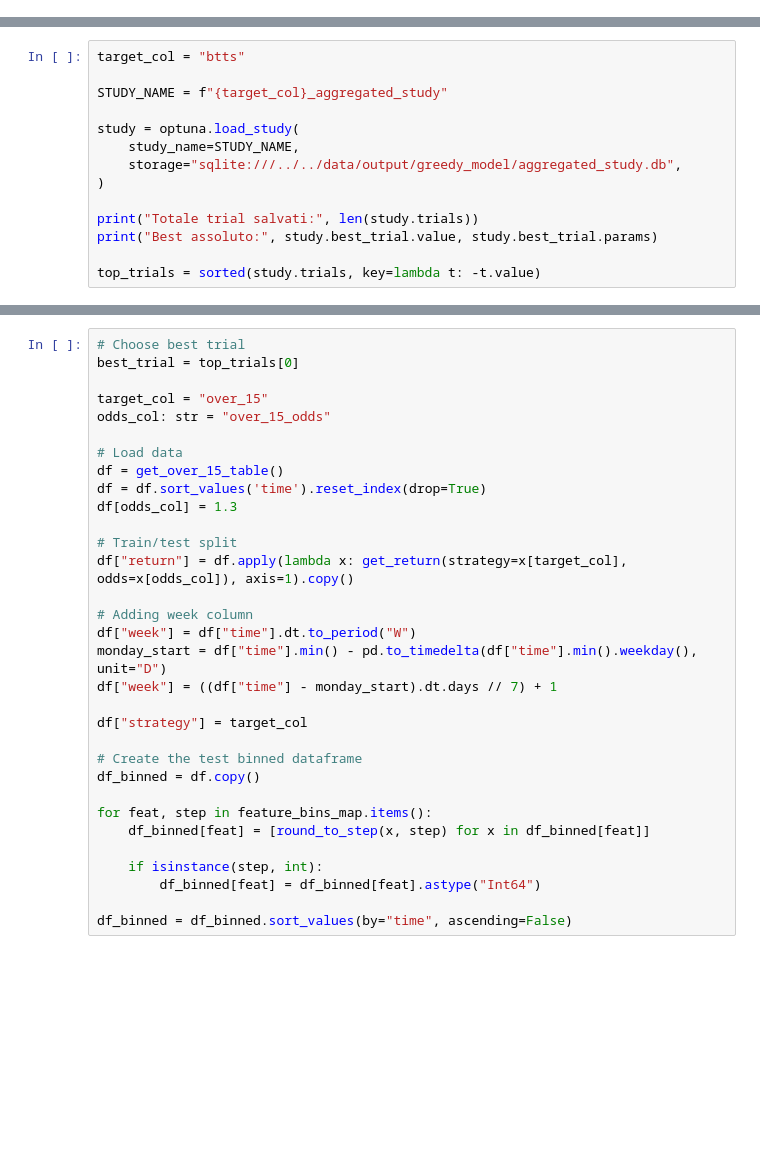
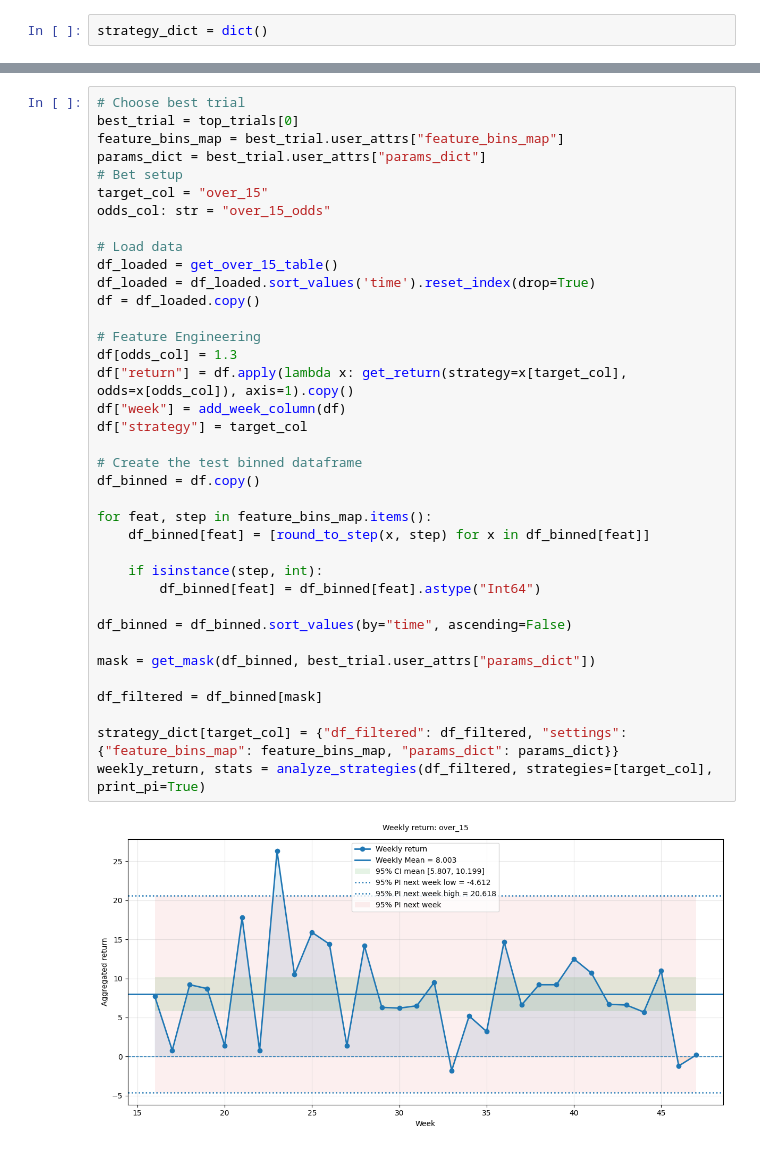
Before and after one commit to NickOLeeney/bet-master-analytics, a Jupyter notebook: src/strategies/greedy_model_analysis.ipynb, the cells around one changed output, grey strips where cells are left out. Cells and saved outputs as stored; diff of their text form; blank space fills up the shorter version.

```diff
--- a/src/strategies/greedy_model_analysis.ipynb
+++ b/src/strategies/greedy_model_analysis.ipynb
@@ -13,4 +12,6 @@ from models.etl_pipeline_local import get_btts_table, get_over_15_table
 load_dotenv()
 # %% [output]
 True
+# %%
+strategy_dict = dict()
 # %% [markdown]
@@ -18,14 +18,0 @@ True
-# %%
-target_col = "btts"
-
-STUDY_NAME = f"{target_col}_aggregated_study"
-
-study = optuna.load_study(
-    study_name=STUDY_NAME,
-    storage="sqlite:///../../data/output/greedy_model/aggregated_study.db",
-)
-
-print("Totale trial salvati:", len(study.trials))
-print("Best assoluto:", study.best_trial.value, study.best_trial.params)
-
-top_trials = sorted(study.trials, key=lambda t: -t.value)
@@ -88,32 +36,39 @@ Best assoluto: 0.9556066253002307 {'underOver_chance_over15_use_min': False, 'un
 # %%
 # Choose best trial
 best_trial = top_trials[0]
-
+feature_bins_map = best_trial.user_attrs["feature_bins_map"]
+params_dict = best_trial.user_attrs["params_dict"]
+# Bet setup
 target_col = "over_15"
 odds_col: str = "over_15_odds"
 
 # Load data
-df = get_over_15_table()
-df = df.sort_values('time').reset_index(drop=True)
+df_loaded = get_over_15_table()
+df_loaded = df_loaded.sort_values('time').reset_index(drop=True)
+df = df_loaded.copy()
+
+# Feature Engineering
 df[odds_col] = 1.3
-
-# Train/test split
 df["return"] = df.apply(lambda x: get_return(strategy=x[target_col], odds=x[odds_col]), axis=1).copy()
-
-# Adding week column
-df["week"] = df["time"].dt.to_period("W")
-monday_start = df["time"].min() - pd.to_timedelta(df["time"].min().weekday(), unit="D")
-df["week"] = ((df["time"] - monday_start).dt.days // 7) + 1
-
+df["week"] = add_week_column(df)
 df["strategy"] = target_col
 
 # Create the test binned dataframe
 df_binned = df.copy()
 
 for feat, step in feature_bins_map.items():
     df_binned[feat] = [round_to_step(x, step) for x in df_binned[feat]]
 
     if isinstance(step, int):
         df_binned[feat] = df_binned[feat].astype("Int64")
 
 df_binned = df_binned.sort_values(by="time", ascending=False)
+
+mask = get_mask(df_binned, best_trial.user_attrs["params_dict"])
+
+df_filtered = df_binned[mask]
+
+strategy_dict[target_col] = {"df_filtered": df_filtered, "settings": {"feature_bins_map": feature_bins_map, "params_dict": params_dict}}
+weekly_return, stats = analyze_strategies(df_filtered, strategies=[target_col], print_pi=True)
+# %% [output]
+[figure, added]
```
Also changed, not shown: parts of 8 cells of this notebook, 5 other files.
